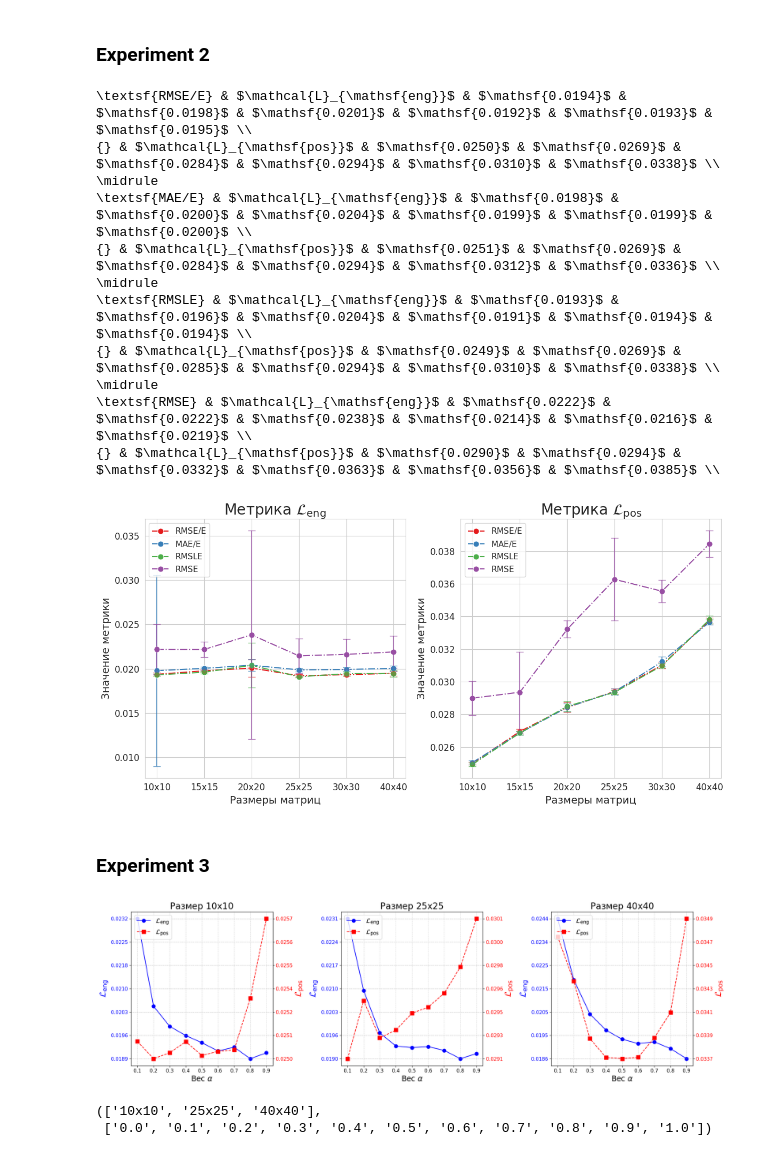
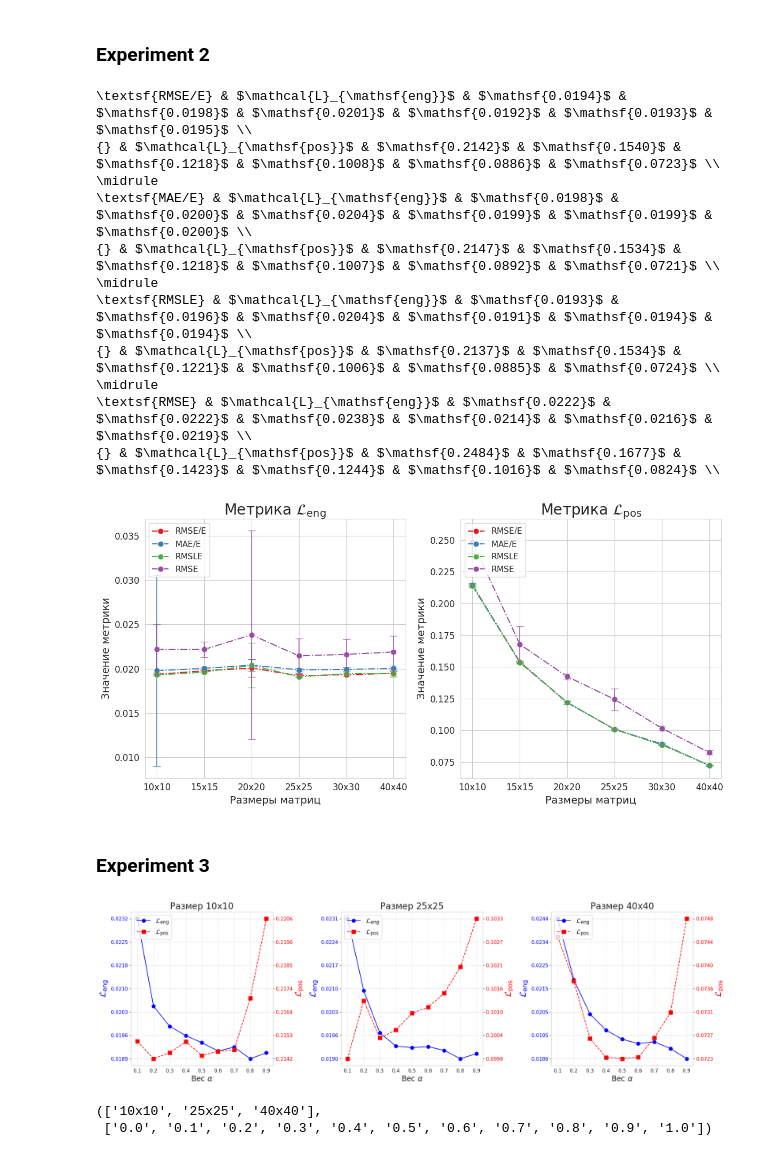
Before and after one commit to dxtvzw/ecal-optimization, a Jupyter notebook: report/data/collect_data.ipynb, the cells around one changed output. Drawn from its saved outputs; the diff is of its cells as text; code cells hidden in the pictures.

```diff
--- a/report/data/collect_data.ipynb
+++ b/report/data/collect_data.ipynb
@@ -157,7 +168,7 @@ models = {
     "LinearModel": "LinReg",
     "MyResnet18": "Resnet18",
     "MyViT": "ViT",
-    "MyCNN": "CNN",
+    # "MyCNN": "CNN",
 }
 
 shapes = sorted(list(set(cur_df['group'].str.split('_').apply(lambda x: x[2]).tolist())))
@@ -179,9 +190,19 @@ for ax, (metric, latex_metric) in zip(axes, metrics.items()):
         values = {shape: [] for shape in shapes}
 
         for shape in shapes:
-            tmp = cur_df.loc[cur_df['group'] == f"exp1_{old_name}_{shape}"]['summary']
-            tmp = tmp[tmp.apply(lambda x: metric in x)]
-            values[shape] = tmp.apply(lambda x: x[metric]).tolist()
+            tmp = cur_df.loc[cur_df['group'] == f"exp1_{old_name}_{shape}"]
+
+            tmp = tmp[tmp['summary'].apply(lambda x: metric in x)]
+
+            # changing L_{pos} to be in centimeters
+            tmp['val_total'] = tmp['summary'].apply(lambda x: x['val_total'])
+            tmp['RMSE_E eng'] = tmp['summary'].apply(lambda x: x['RMSE_E eng'])
+            tmp['RMSE pos'] = tmp['summary'].apply(lambda x: x['RMSE pos'])
+
+            tmp['RMSE pos'] = convert(tmp['RMSE pos'], shape)
+            tmp['val_total'] = 0.5 * tmp['RMSE_E eng'] + 0.5 * tmp['RMSE pos']
+
+            values[shape] = tmp[metric].tolist()
 
         sorted_values = sorted(values.items(), key=lambda x: shapes.index(x[0]))
 
@@ -216,6 +237,6 @@ for ax, (metric, latex_metric) in zip(axes, metrics.items()):
     ax.tick_params(axis='both', which='major', labelsize=14)
 
 plt.tight_layout()
-plt.savefig('../graphics/models_comp_extra')
+plt.savefig('../graphics/models_comp')
 plt.show()
 # %% [output]
@@ -265,6 +286,11 @@ def pretty_print(loss_fn: str):
 
 for loss_fn in eng_losses:
     data = per_loss[loss_fn]
+
+    # changing L_{pos} to be in centimeters
+    for shape in shapes:
+        data['pos'][shape] = convert(data['pos'][shape], shape)
+
     print("\\textsf{", pretty_print(loss_fn), "} &", sep='', end=' ')
     print("$\mathcal{L}_{\mathsf{eng}}$", end=' ')
     for shape in shapes:
@@ -278,16 +304,16 @@ for loss_fn in eng_losses:
         print("\\midrule")
 # %% [output]
 \textsf{RMSE/E} & $\mathcal{L}_{\mathsf{eng}}$ & $\mathsf{0.0194}$ & $\mathsf{0.0198}$ & $\mathsf{0.0201}$ & $\mathsf{0.0192}$ & $\mathsf{0.0193}$ & $\mathsf{0.0195}$ \\
-{} & $\mathcal{L}_{\mathsf{pos}}$ & $\mathsf{0.0250}$ & $\mathsf{0.0269}$ & $\mathsf{0.0284}$ & $\mathsf{0.0294}$ & $\mathsf{0.0310}$ & $\mathsf{0.0338}$ \\
+{} & $\mathcal{L}_{\mathsf{pos}}$ & $\mathsf{0.2142}$ & $\mathsf{0.1540}$ & $\mathsf{0.1218}$ & $\mathsf{0.1008}$ & $\mathsf{0.0886}$ & $\mathsf{0.0723}$ \\
 \midrule
 \textsf{MAE/E} & $\mathcal{L}_{\mathsf{eng}}$ & $\mathsf{0.0198}$ & $\mathsf{0.0200}$ & $\mathsf{0.0204}$ & $\mathsf{0.0199}$ & $\mathsf{0.0199}$ & $\mathsf{0.0200}$ \\
-{} & $\mathcal{L}_{\mathsf{pos}}$ & $\mathsf{0.0251}$ & $\mathsf{0.0269}$ & $\mathsf{0.0284}$ & $\mathsf{0.0294}$ & $\mathsf{0.0312}$ & $\mathsf{0.0336}$ \\
+{} & $\mathcal{L}_{\mathsf{pos}}$ & $\mathsf{0.2147}$ & $\mathsf{0.1534}$ & $\mathsf{0.1218}$ & $\mathsf{0.1007}$ & $\mathsf{0.0892}$ & $\mathsf{0.0721}$ \\
 \midrule
 \textsf{RMSLE} & $\mathcal{L}_{\mathsf{eng}}$ & $\mathsf{0.0193}$ & $\mathsf{0.0196}$ & $\mathsf{0.0204}$ & $\mathsf{0.0191}$ & $\mathsf{0.0194}$ & $\mathsf{0.0194}$ \\
-{} & $\mathcal{L}_{\mathsf{pos}}$ & $\mathsf{0.0249}$ & $\mathsf{0.0269}$ & $\mathsf{0.0285}$ & $\mathsf{0.0294}$ & $\mathsf{0.0310}$ & $\mathsf{0.0338}$ \\
+{} & $\mathcal{L}_{\mathsf{pos}}$ & $\mathsf{0.2137}$ & $\mathsf{0.1534}$ & $\mathsf{0.1221}$ & $\mathsf{0.1006}$ & $\mathsf{0.0885}$ & $\mathsf{0.0724}$ \\
 \midrule
 \textsf{RMSE} & $\mathcal{L}_{\mathsf{eng}}$ & $\mathsf{0.0222}$ & $\mathsf{0.0222}$ & $\mathsf{0.0238}$ & $\mathsf{0.0214}$ & $\mathsf{0.0216}$ & $\mathsf{0.0219}$ \\
-{} & $\mathcal{L}_{\mathsf{pos}}$ & $\mathsf{0.0290}$ & $\mathsf{0.0294}$ & $\mathsf{0.0332}$ & $\mathsf{0.0363}$ & $\mathsf{0.0356}$ & $\mathsf{0.0385}$ \\
+{} & $\mathcal{L}_{\mathsf{pos}}$ & $\mathsf{0.2484}$ & $\mathsf{0.1677}$ & $\mathsf{0.1423}$ & $\mathsf{0.1244}$ & $\mathsf{0.1016}$ & $\mathsf{0.0824}$ \\
 # %%
 cur_df = runs_df.loc[runs_df['group'].str.startswith('exp2')]
 
@@ -316,9 +342,18 @@ for ax, (metric, latex_metric) in zip(axes, metrics.items()):
         values = {shape: [] for shape in shapes}
 
         for shape in shapes:
-            tmp = cur_df.loc[cur_df['group'] == f"exp2_{shape}_{df_name}"]['summary']
-            tmp = tmp[tmp.apply(lambda x: metric in x)]
-            values[shape] = tmp.apply(lambda x: x[metric]).tolist()
+            tmp = cur_df.loc[cur_df['group'] == f"exp2_{shape}_{df_name}"]
+            tmp = tmp[tmp['summary'].apply(lambda x: metric in x)]
+
+            # changing L_{pos} to be in centimeters
+            tmp['val_total'] = tmp['summary'].apply(lambda x: x['val_total'])
+            tmp['RMSE_E eng'] = tmp['summary'].apply(lambda x: x['RMSE_E eng'])
+            tmp['RMSE pos'] = tmp['summary'].apply(lambda x: x['RMSE pos'])
+
+            tmp['RMSE pos'] = convert(tmp['RMSE pos'], shape)
+            tmp['val_total'] = 0.5 * tmp['RMSE_E eng'] + 0.5 * tmp['RMSE pos']
+
+            values[shape] = tmp[metric].tolist()
 
         sorted_values = sorted(values.items(), key=lambda x: shapes.index(x[0]))
 
@@ -332,34 +367,34 @@ for ax, (metric, latex_metric) in zip(axes, metrics.items()):
             y=[np.median(x) for x in sorted_metrics],
             ax=ax,
             color=palette[i],
             label=name,
             marker='o',
             markersize=8,
             linestyle='-.',
             linewidth=1.5,
         )
 
         ax.errorbar(
             x=shapes,
             y=[np.median(x) for x in sorted_metrics],
             yerr=[np.std(x) for x in sorted_metrics],
             fmt='o',
             color=palette[i],
             capsize=5,
             alpha=0.7
         )
 
     ax.set_title(f"Метрика {latex_metric}", fontsize=20)
     ax.set_xlabel('Размеры матриц', fontsize=14)
     ax.set_ylabel('Значение метрики', fontsize=14)
     ax.legend(fontsize=11, loc='upper left')
     ax.tick_params(axis='both', which='major', labelsize=12)
 
 plt.tight_layout()
 plt.savefig('../graphics/loss_comp')
 plt.show()
 # %% [output]
-[figure, old version]
+[figure, new version]
 # %% [markdown]
 ### Experiment 3
 # %%
@@ -406,6 +441,12 @@ for i, (ax1, shape) in enumerate(zip(axs, shapes)):
     arr_eng = arr_eng[1:-1]
 
     arr_pos = sorted(list(data['pos'][shape].items()), key=lambda x: x[0])
+
+    # changing L_{pos} to be in centimeters
+    tmp = [x[1] for x in arr_pos]
+    tmp = convert(np.array(tmp), shape)
+    arr_pos = [(alpha, new_val) for (alpha, old_val), new_val in zip(arr_pos, tmp)]
+
     arr_pos = arr_pos[1:-1]
 
     ax1.plot([x[0] for x in arr_eng], [x[1] for x in arr_eng], color='blue', linestyle='-', marker='o', markersize=8, label='$\mathcal{L}_{\mathsf{eng}}$')
@@ -440,7 +481,7 @@ plt.tight_layout()
 plt.savefig('../graphics/exp3_alpha')
 plt.show()
 # %% [output]
-[figure, old version]
+[figure, new version]
 # %%
 cur_df = runs_df.loc[runs_df['group'].str.startswith('exp3')]
 
```
Also changed, not shown: parts of 9 cells of this notebook, 9 other files.
